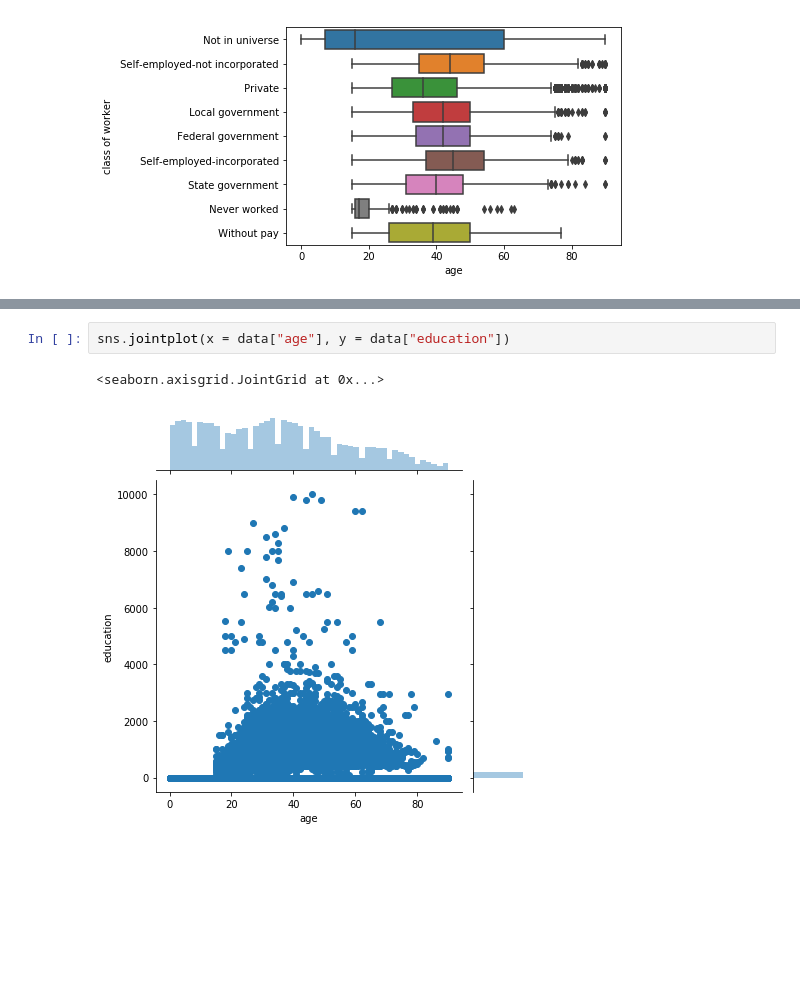
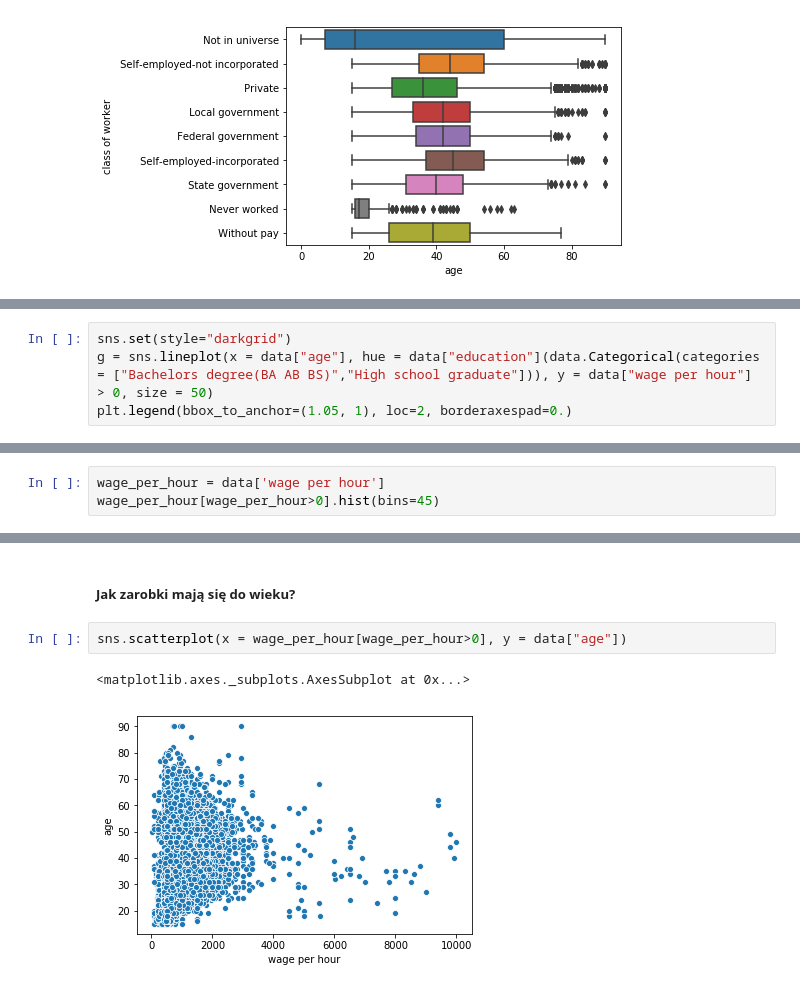
Before and after one commit to huntekah/Warsztaty_Big_Data_Allegro_Lidl, a Jupyter notebook: Warsztaty_Big_Data_Allegro_Lidl.ipynb, the cells around one changed output, grey strips where cells are left out. Drawn from its saved outputs; the diff is of its cells as text; blank space fills up the shorter version.

Commit message:
Add some plots about wage per hour

```diff
--- a/Warsztaty_Big_Data_Allegro_Lidl.ipynb
+++ b/Warsztaty_Big_Data_Allegro_Lidl.ipynb
@@ -41,0 +61,4 @@ sns.boxplot(x = "age", y = "class of worker", data = data)
+# %%
+sns.set(style="darkgrid")
+g = sns.lineplot(x = data["age"], hue = data["education"](data.Categorical(categories = ["Bachelors degree(BA AB BS)","High school graduate"])), y = data["wage per hour"] > 0, size = 50)
+plt.legend(bbox_to_anchor=(1.05, 1), loc=2, borderaxespad=0.)
@@ -41,0 +69,3 @@ sns.boxplot(x = "age", y = "class of worker", data = data)
+# %%
+wage_per_hour = data['wage per hour']
+wage_per_hour[wage_per_hour>0].hist(bins=45)
@@ -42,5 +75,7 @@ sns.boxplot(x = "age", y = "class of worker", data = data)
+# %% [markdown]
+##### Jak zarobki mają się do wieku?
 # %%
-sns.jointplot(x = data["age"], y = data["education"])
+sns.scatterplot(x = wage_per_hour[wage_per_hour>0], y = data["age"])
 # %% [output]
-<seaborn.axisgrid.JointGrid at 0x...>
+<matplotlib.axes._subplots.AxesSubplot at 0x...>
-[figure, old version]
+[figure, new version]
```
Also changed, not shown: parts of 7 cells of this notebook.
